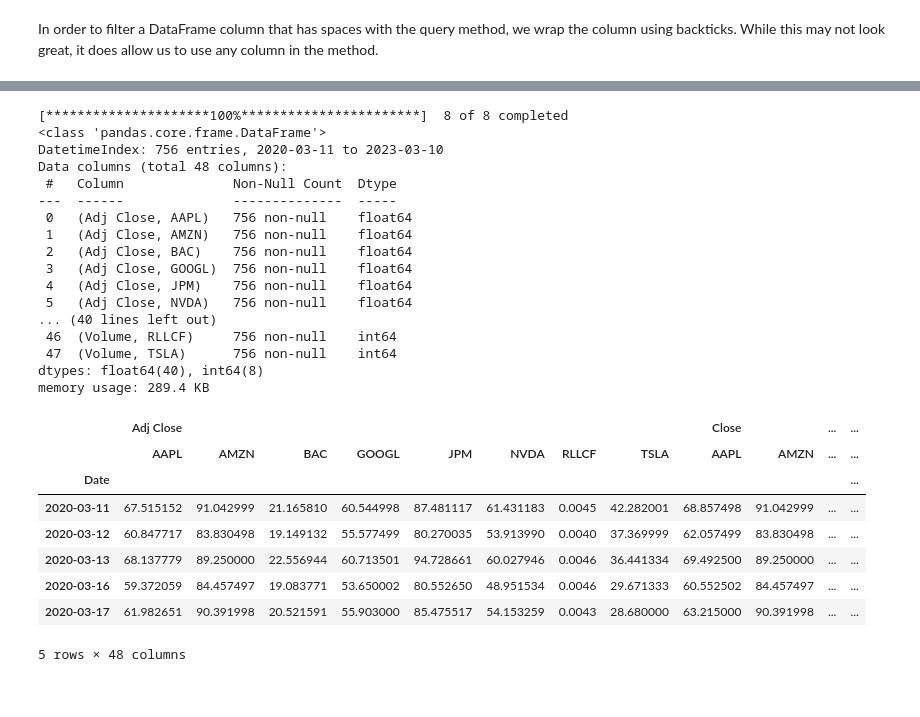
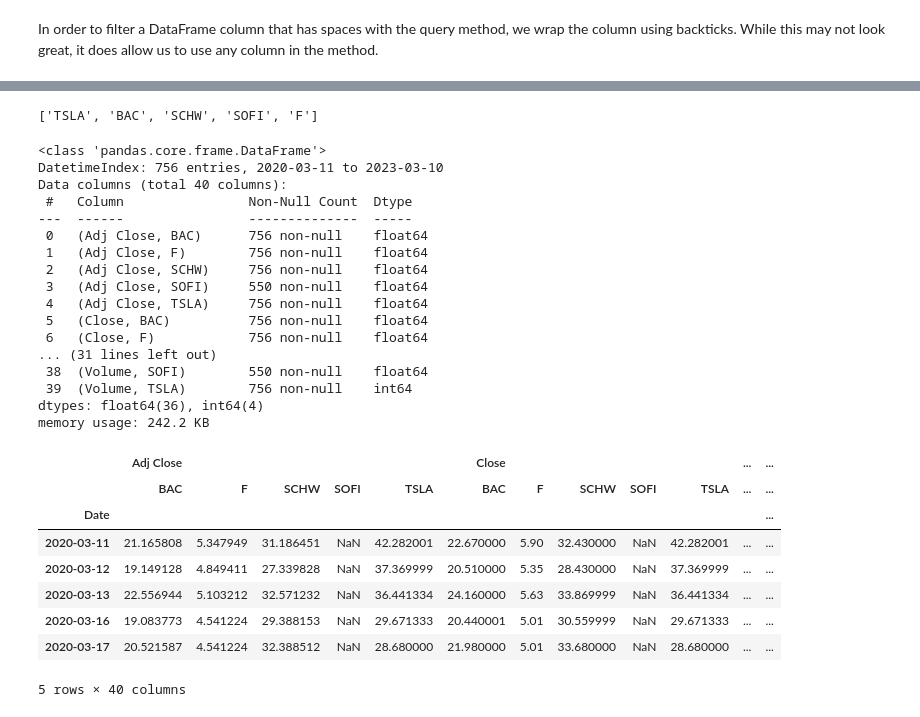
Before and after one commit to pdizdar/stock_price_comparision, a Jupyter notebook: Trending Ticker Analysis.ipynb, the cells around one changed output, grey strips where cells are left out. Drawn from its saved outputs; the diff is of its cells as text; code cells hidden in the pictures.

```diff
--- a/Trending Ticker Analysis.ipynb
+++ b/Trending Ticker Analysis.ipynb
@@ -185,0 +181,3 @@ large_cap
+# %%
+top_5_company = concat.nlargest(5,['Volume'])
+top_5_company
@@ -186,33 +191,38 @@ large_cap
+# %%
+top_5_volume = (top_5_company.Symbol).to_list()
+top_5_volume
+# %% [output]
+['TSLA', 'BAC', 'SCHW', 'SOFI', 'F']
 # %%
-ticker = yf.download(large_cap, period='3y',interval='1d', ignore_tz=True)
+ticker = yf.download(top_5_volume, period='3y',interval='1d', ignore_tz=True, progress=False, auto_adjust=False, actions='inline' )
 ticker.info()
 ticker.head()
 #ticker.to_csv('ticker.csv')
 # %% [output]
-[*********************100%***********************]  8 of 8 completed
 <class 'pandas.core.frame.DataFrame'>
 DatetimeIndex: 756 entries, 2020-03-11 to 2023-03-10
-Data columns (total 48 columns):
- #   Column              Non-Null Count  Dtype
----  ------              --------------  -----
- 0   (Adj Close, AAPL)   756 non-null    float64
- 1   (Adj Close, AMZN)   756 non-null    float64
- 2   (Adj Close, BAC)    756 non-null    float64
- 3   (Adj Close, GOOGL)  756 non-null    float64
- 4   (Adj Close, JPM)    756 non-null    float64
- 5   (Adj Close, NVDA)   756 non-null    float64
-... (40 lines left out)
- 46  (Volume, RLLCF)     756 non-null    int64
- 47  (Volume, TSLA)      756 non-null    int64
-dtypes: float64(40), int64(8)
-memory usage: 289.4 KB
+Data columns (total 40 columns):
+ #   Column                Non-Null Count  Dtype
+---  ------                --------------  -----
+ 0   (Adj Close, BAC)      756 non-null    float64
+ 1   (Adj Close, F)        756 non-null    float64
+ 2   (Adj Close, SCHW)     756 non-null    float64
+ 3   (Adj Close, SOFI)     550 non-null    float64
+ 4   (Adj Close, TSLA)     756 non-null    float64
+ 5   (Close, BAC)          756 non-null    float64
+ 6   (Close, F)            756 non-null    float64
+... (31 lines left out)
+ 38  (Volume, SOFI)        550 non-null    float64
+ 39  (Volume, TSLA)        756 non-null    int64
+dtypes: float64(36), int64(4)
+memory usage: 242.2 KB
-|  | Adj Close |  |  |  |  |  |  |  | Close |  | ... | ... |
-|  | AAPL | AMZN | BAC | GOOGL | JPM | NVDA | RLLCF | TSLA | AAPL | AMZN | ... | ... |
+|  | Adj Close |  |  |  |  | Close |  |  |  |  | ... | ... |
+|  | BAC | F | SCHW | SOFI | TSLA | BAC | F | SCHW | SOFI | TSLA | ... | ... |
 | Date |  |  |  |  |  |  |  |  |  |  |  | ... |
-| 2020-03-11 | 67.515152 | 91.042999 | 21.165810 | 60.544998 | 87.481117 | 61.431183 | 0.0045 | 42.282001 | 68.857498 | 91.042999 | ... | ... |
-| 2020-03-12 | 60.847717 | 83.830498 | 19.149132 | 55.577499 | 80.270035 | 53.913990 | 0.0040 | 37.369999 | 62.057499 | 83.830498 | ... | ... |
-| 2020-03-13 | 68.137779 | 89.250000 | 22.556944 | 60.713501 | 94.728661 | 60.027946 | 0.0046 | 36.441334 | 69.492500 | 89.250000 | ... | ... |
-| 2020-03-16 | 59.372059 | 84.457497 | 19.083771 | 53.650002 | 80.552650 | 48.951534 | 0.0046 | 29.671333 | 60.552502 | 84.457497 | ... | ... |
-| 2020-03-17 | 61.982651 | 90.391998 | 20.521591 | 55.903000 | 85.475517 | 54.153259 | 0.0043 | 28.680000 | 63.215000 | 90.391998 | ... | ... |
+| 2020-03-11 | 21.165808 | 5.347949 | 31.186451 | NaN | 42.282001 | 22.670000 | 5.90 | 32.430000 | NaN | 42.282001 | ... | ... |
+| 2020-03-12 | 19.149128 | 4.849411 | 27.339828 | NaN | 37.369999 | 20.510000 | 5.35 | 28.430000 | NaN | 37.369999 | ... | ... |
+| 2020-03-13 | 22.556944 | 5.103212 | 32.571232 | NaN | 36.441334 | 24.160000 | 5.63 | 33.869999 | NaN | 36.441334 | ... | ... |
+| 2020-03-16 | 19.083773 | 4.541224 | 29.388153 | NaN | 29.671333 | 20.440001 | 5.01 | 30.559999 | NaN | 29.671333 | ... | ... |
+| 2020-03-17 | 20.521587 | 4.541224 | 32.388512 | NaN | 28.680000 | 21.980000 | 5.01 | 33.680000 | NaN | 28.680000 | ... | ... |
-5 rows × 48 columns
+5 rows × 40 columns
 # %%
```
Also changed, not shown: parts of 18 cells of this notebook.
